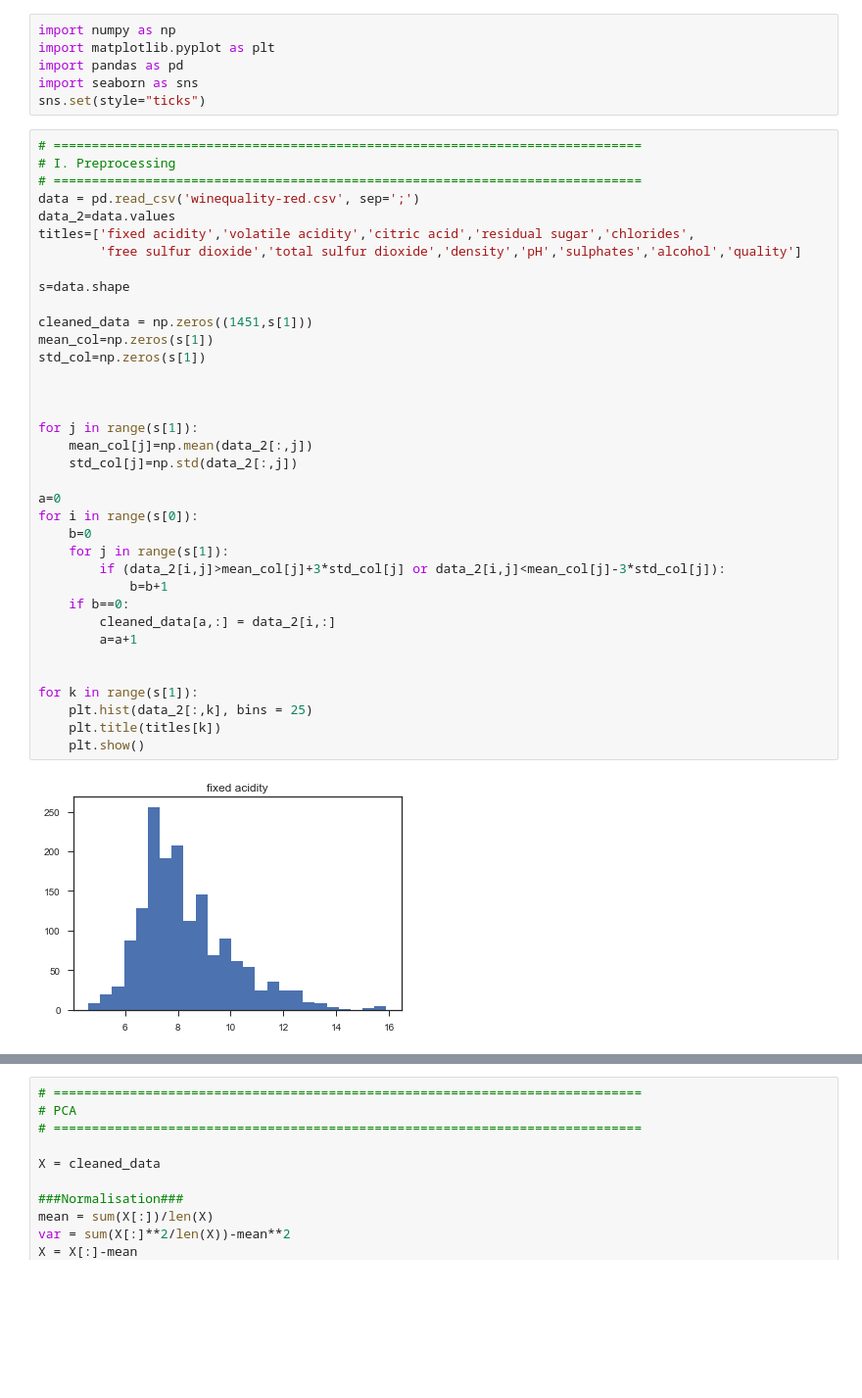
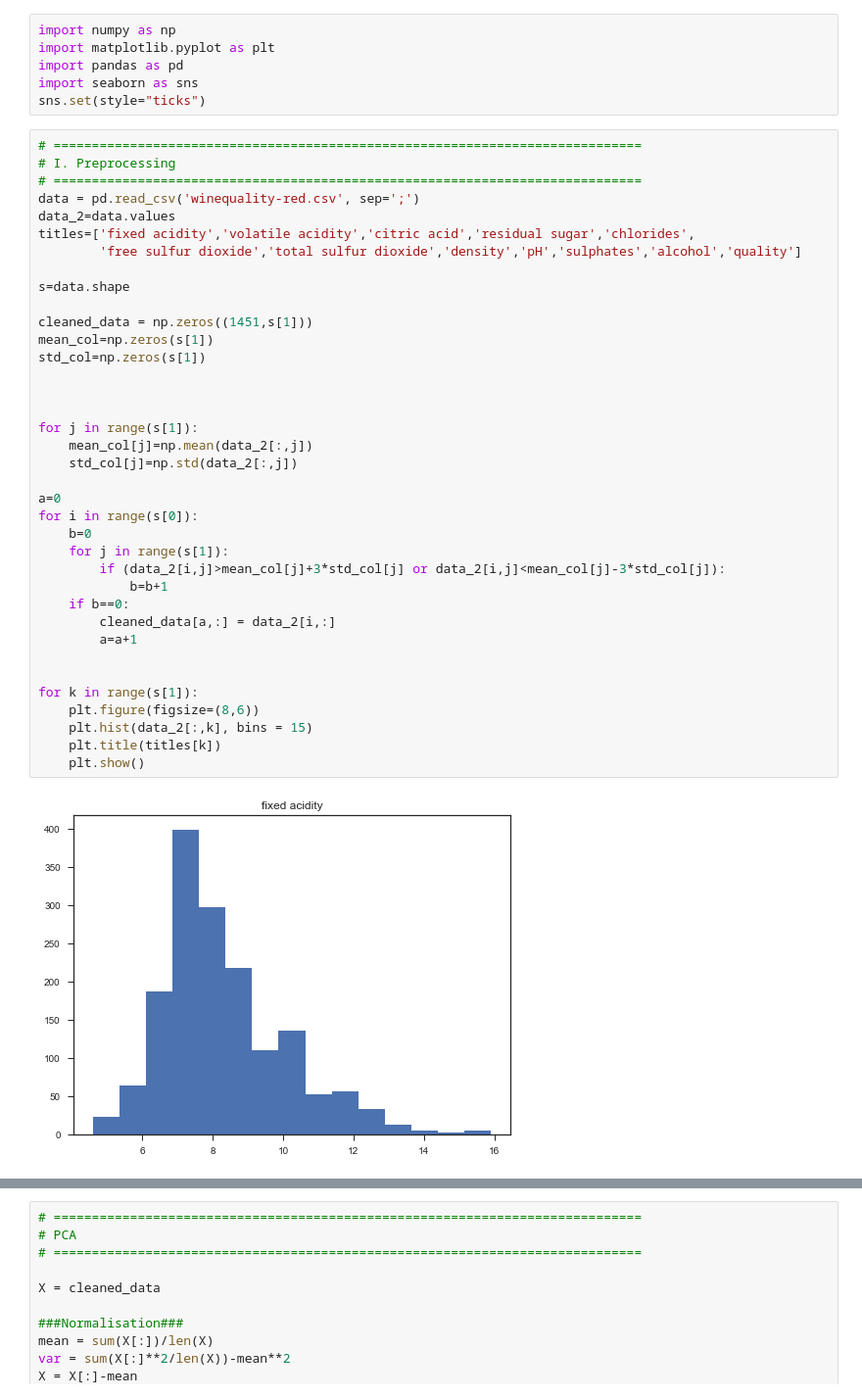
Before and after one commit to ferdoche/Projet-BigData, a Jupyter notebook: Projet_Python/Untitled.ipynb, the cells around one changed output, grey strips where cells are left out. Shown at 98% size. Drawn from its saved outputs; the diff is of its cells as text; blank space fills up the shorter version.

```diff
--- a/Projet_Python/Untitled.ipynb
+++ b/Projet_Python/Untitled.ipynb
@@ -13,32 +13,33 @@ data_2=data.values
 titles=['fixed acidity','volatile acidity','citric acid','residual sugar','chlorides',
         'free sulfur dioxide','total sulfur dioxide','density','pH','sulphates','alcohol','quality']
 
 s=data.shape
 
 cleaned_data = np.zeros((1451,s[1]))
 mean_col=np.zeros(s[1])
 std_col=np.zeros(s[1])
 
 
 
 for j in range(s[1]):
     mean_col[j]=np.mean(data_2[:,j])
     std_col[j]=np.std(data_2[:,j])
 
 a=0
 for i in range(s[0]):
     b=0
     for j in range(s[1]):
         if (data_2[i,j]>mean_col[j]+3*std_col[j] or data_2[i,j]<mean_col[j]-3*std_col[j]):
             b=b+1
     if b==0:
         cleaned_data[a,:] = data_2[i,:]
         a=a+1
 
 
 for k in range(s[1]):
-    plt.hist(data_2[:,k], bins = 25)
+    plt.figure(figsize=(8,6))
+    plt.hist(data_2[:,k], bins = 15)
     plt.title(titles[k])
     plt.show()
 # %% [output]
-[figure, old version]
+[figure, new version]
```
Also changed, not shown: parts of 5 cells of this notebook.
